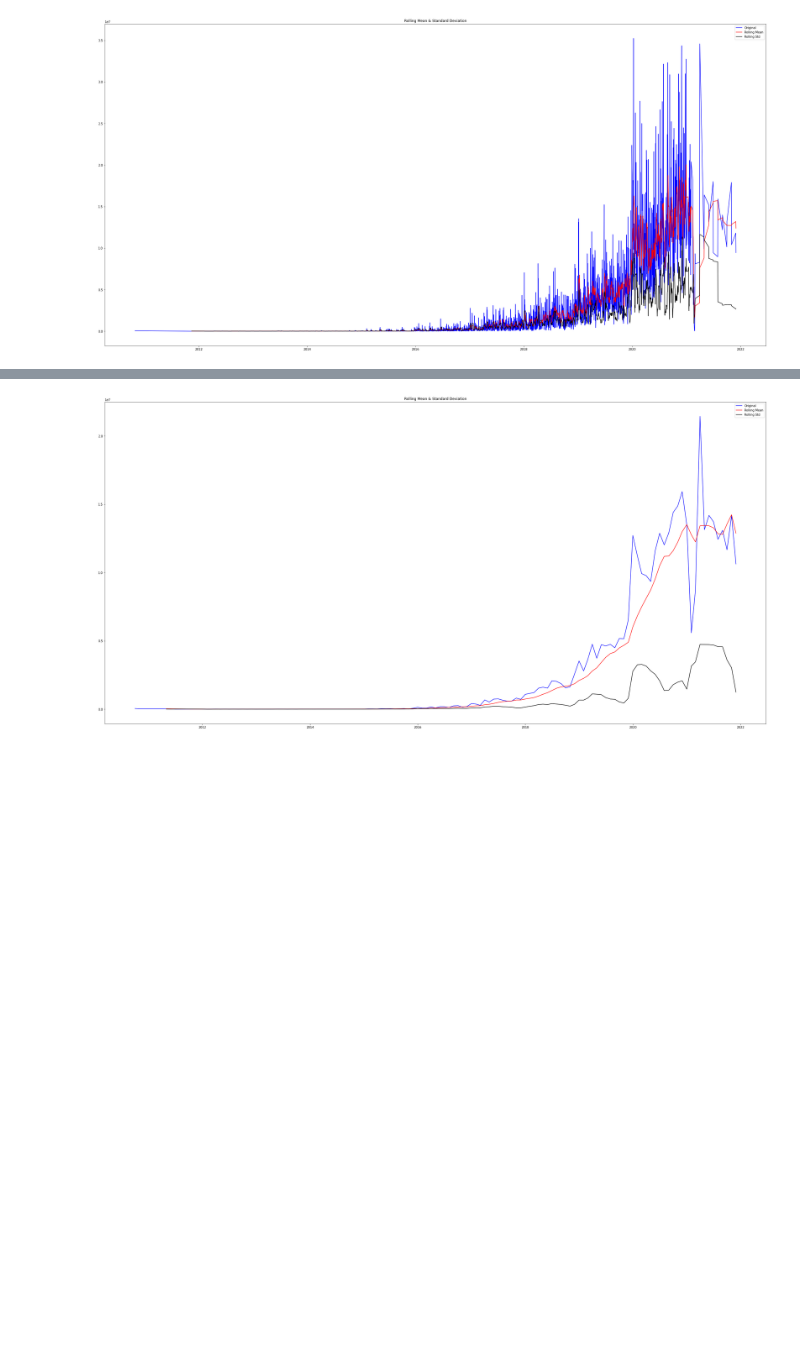
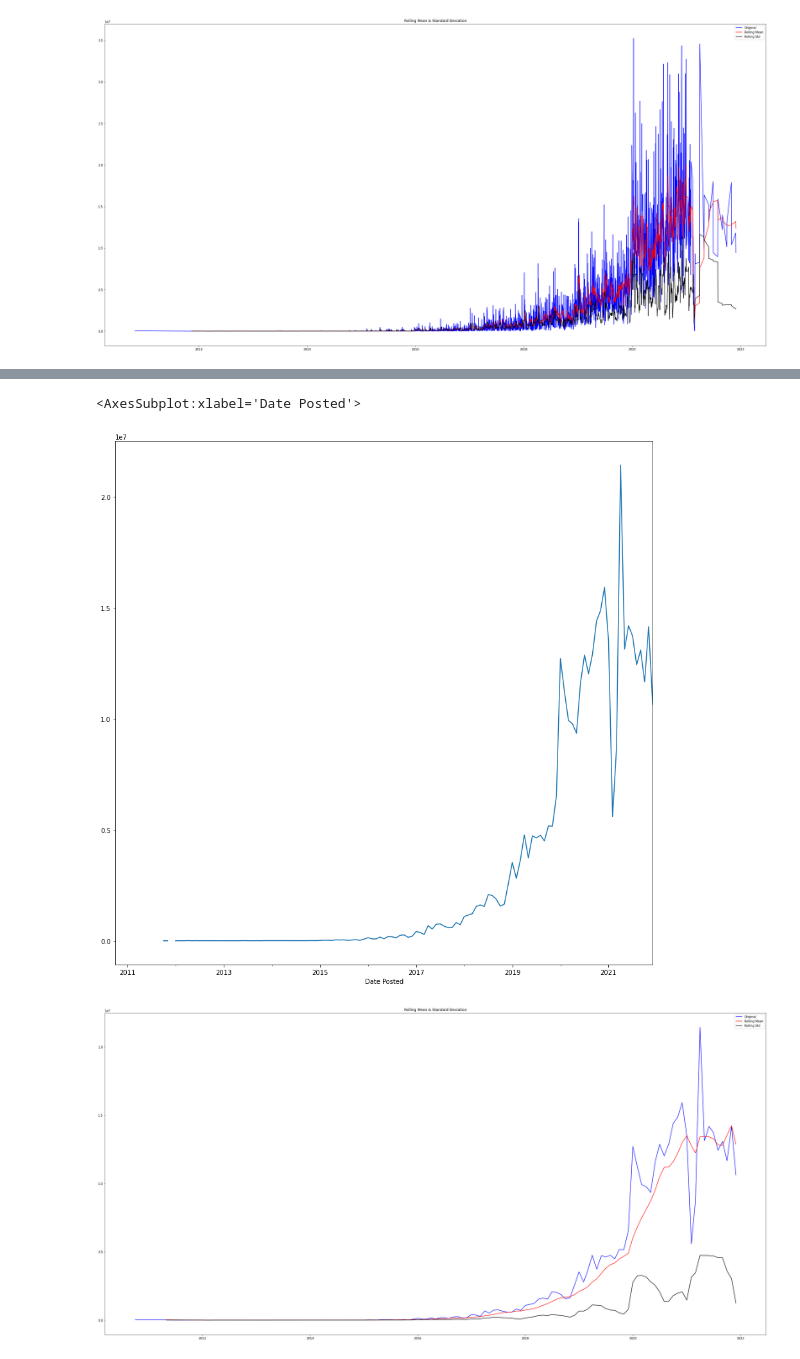
Before and after one commit to mattiedg/Phase-4-Project, a Jupyter notebook: Workbooks/EDA.ipynb, the cells around one changed output, grey strips where cells are left out. Saved outputs shown, nothing was run; the diff lists cells and outputs as text; code cells hidden in the pictures; blank space fills up the shorter version.

```diff
--- a/Workbooks/EDA.ipynb
+++ b/Workbooks/EDA.ipynb
@@ -65,3 +65,8 @@ monthly_mean['Likes'].plot()
+# %%
+monthly_mean['Likes'].plot(figsize = (15,15))
+# %% [output]
+<AxesSubplot:xlabel='Date Posted'>
+[figure, added]
 # %%
 ts1 = monthly_mean['Likes'].fillna(method='bfill')
 roll_mean_1 = ts1.rolling(window=8,center=False).mean()
```
Also changed, not shown: parts of 3 cells of this notebook, 2 other files.
